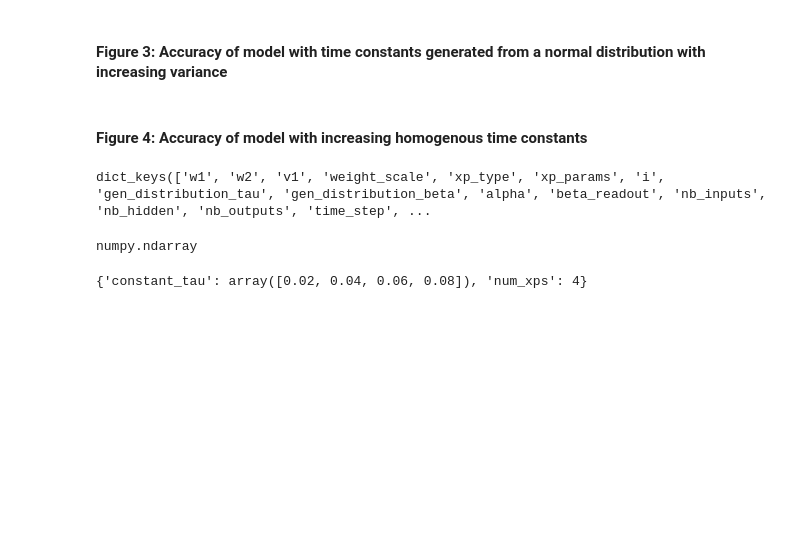
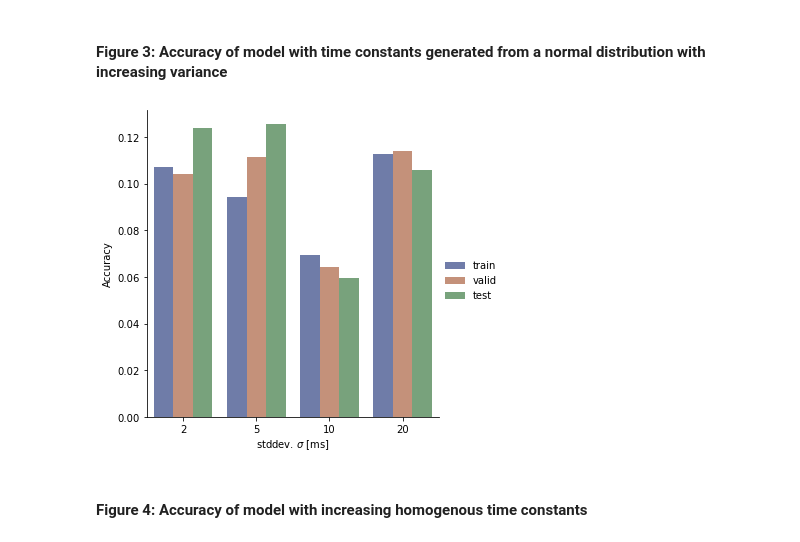
Before and after one commit to peterrayshen/syde552-project, a Jupyter notebook: plots.ipynb, the cells around one changed output. Drawn from its saved outputs; the diff is of its cells as text; code cells hidden in the pictures; blank space fills up the shorter version.

```diff
--- a/plots.ipynb
+++ b/plots.ipynb
@@ -10,6 +10,9 @@ with open('results/learn_curve_xp_type_tau_uniform.pkl', 'rb') as f:
 
 with open('results/learn_curve_xp_type_tau_constant.pkl', 'rb') as f:
     res_constant_tau = pickle.load(f)
+
+with open('results/learn_curve_xp_type_tau_gauss.pkl', 'rb') as f:
+    res_gauss_tau = pickle.load(f)
 # %% [markdown]
 #### Figure 1: Loss function per epoch and training and validation sets
 # %%
@@ -50,16 +53,23 @@ g.set_axis_labels("Interval Range [ms]", "Accuracy")
 # %% [markdown]
 #### Figure 3: Accuracy of model with time constants generated from a normal distribution with increasing variance
+# %%
+df = pd.DataFrame()
+df['test'] = [x['acc_test'] for x in res_gauss_tau]
+df['train'] = [x['acc_train'][-1] for x in res_gauss_tau]
+df['valid'] = [x['acc_valid'][-1] for x in res_gauss_tau]
+df['stddev'] = [x['xp_params']['gauss_std'][x['i']] for x in res_gauss_tau]
+df['stddev'] = round(df['stddev'] * 1e3).astype(int)
+df = df.melt(id_vars=['stddev'], value_vars=['train', 'valid', 'test'], value_name='acc')
+
+g = sns.catplot(
+    data=df, kind="bar",
+    x="stddev", y="acc", hue='variable',
+    ci="sd", palette="dark", alpha=.6, height=5
+)
+g.legend.set_title('')
+g.set_axis_labels("stddev. $\sigma$ [ms]", "Accuracy")
+plt.show()
+# %% [output]
+[figure, added]
 # %% [markdown]
 #### Figure 4: Accuracy of model with increasing homogenous time constants
-# %%
-res_uniform_tau[0].keys()
-# %% [output]
-dict_keys(['w1', 'w2', 'v1', 'weight_scale', 'xp_type', 'xp_params', 'i', 'gen_distribution_tau', 'gen_distribution_beta', 'alpha', 'beta_readout', 'nb_inputs', 'nb_hidden', 'nb_outputs', 'time_step', ...
-# %%
-type(spk_rec[0]['output'])
-# %% [output]
-numpy.ndarray
-# %%
-res_uniform_tau[0]['xp_params']['con']
-# %% [output]
-{'constant_tau': array([0.02, 0.04, 0.06, 0.08]), 'num_xps': 4}
```
Also changed, not shown: parts of 2 cells of this notebook.
